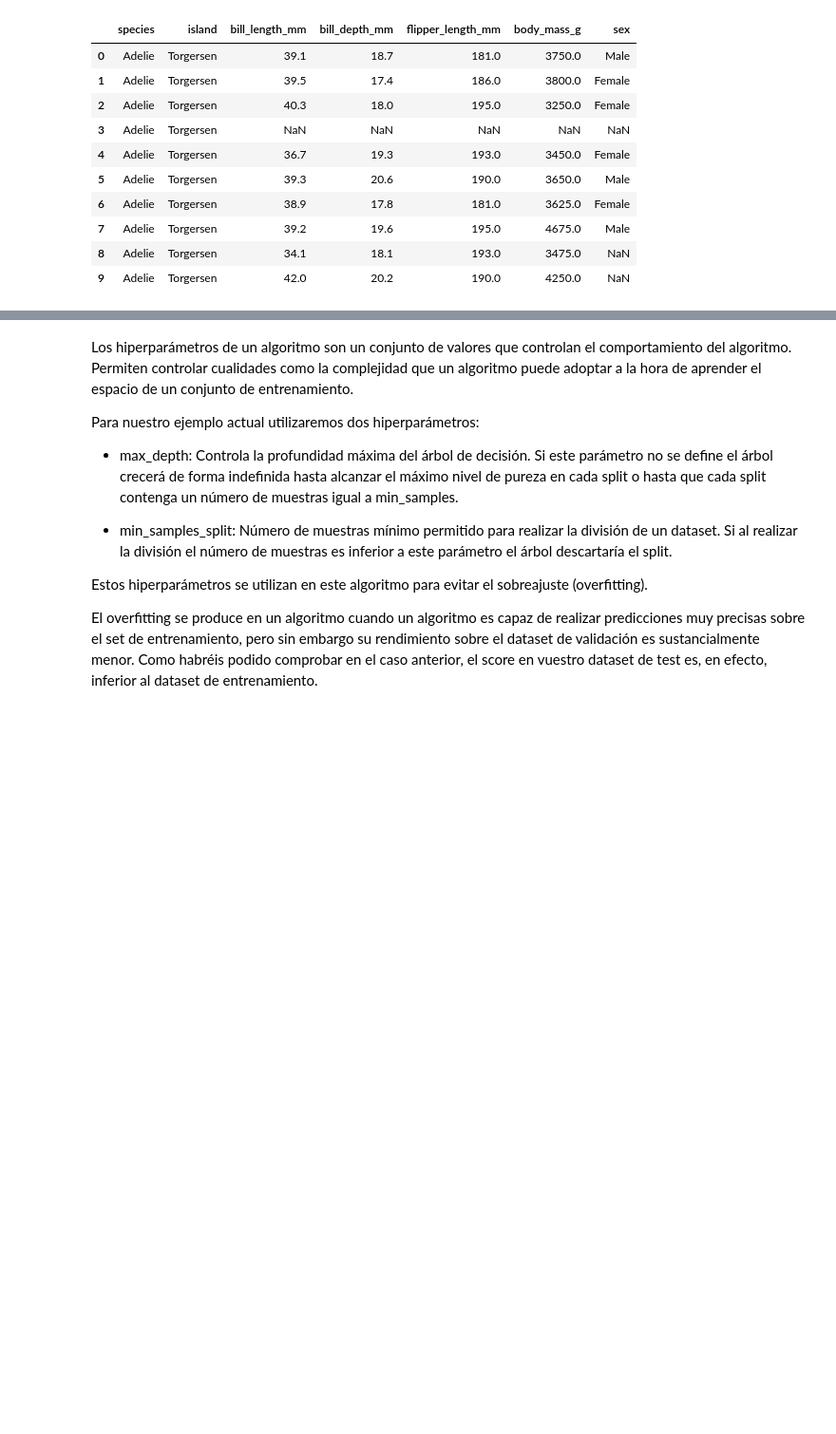
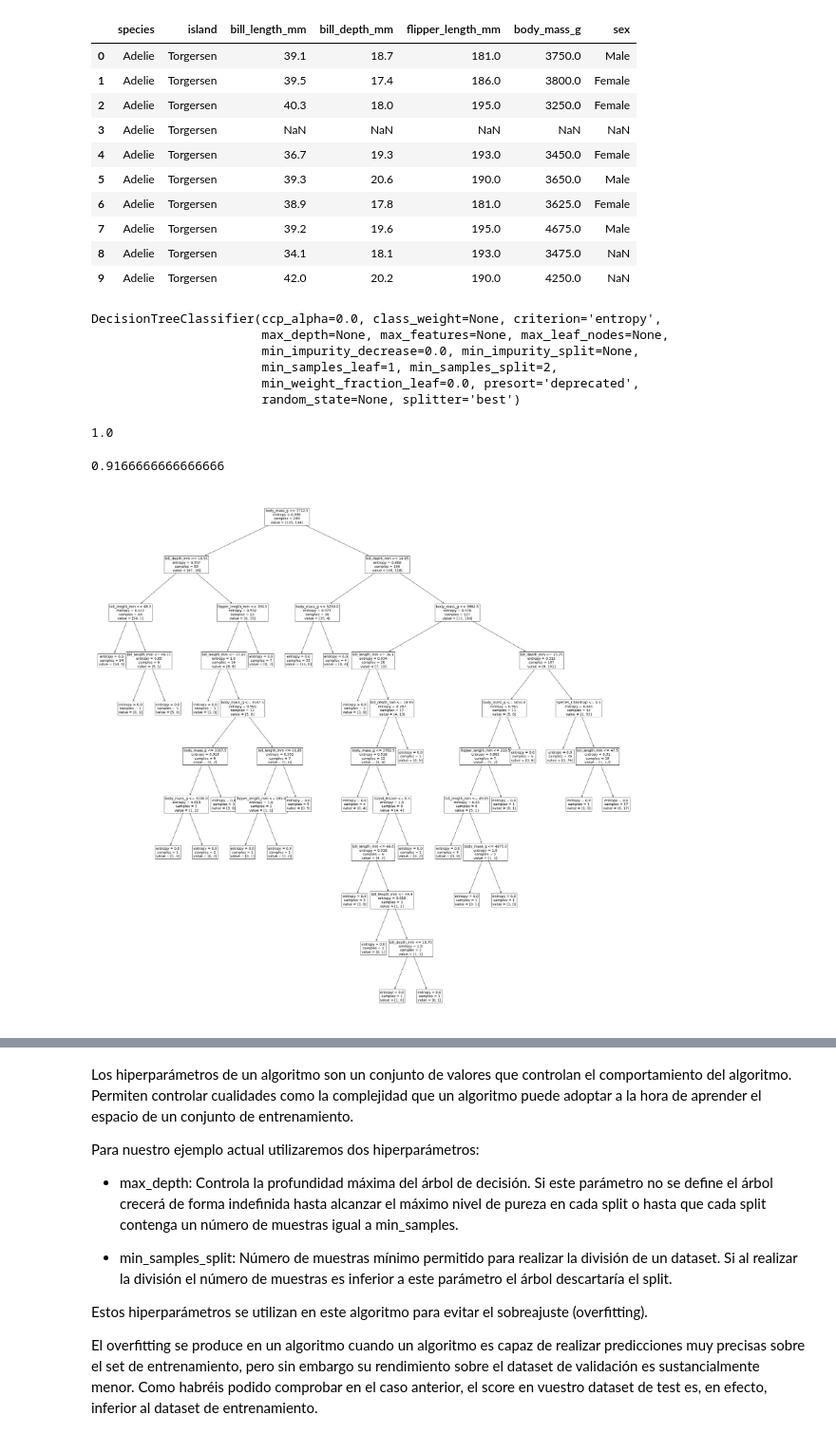
Before and after one commit to MarioAlmela/IDAL_MIA3, a Jupyter notebook: Decision_trees.ipynb, the cells around one changed output, grey strips where cells are left out. Shown at 95% size. Saved outputs shown, nothing was run; the diff lists cells and outputs as text; code cells hidden in the pictures; blank space fills up the shorter version.

```diff
--- a/Decision_trees.ipynb
+++ b/Decision_trees.ipynb
@@ -233,3 +231,37 @@ dataset.head(10)
+# %%
+dataset.dropna(inplace=True)
+
+X = dataset.iloc[:,:-1]
+Y = dataset.iloc[:,-1:]
+
+X2 = pd.get_dummies(X)
+
+X_train, X_test, Y_train, Y_test = train_test_split(X2, Y)
+# %%
+model = DecisionTreeClassifier(criterion="entropy")
+model.fit(X_train, Y_train)
+# %% [output]
+DecisionTreeClassifier(ccp_alpha=0.0, class_weight=None, criterion='entropy',
+                       max_depth=None, max_features=None, max_leaf_nodes=None,
+                       min_impurity_decrease=0.0, min_impurity_split=None,
+                       min_samples_leaf=1, min_samples_split=2,
+                       min_weight_fraction_leaf=0.0, presort='deprecated',
+                       random_state=None, splitter='best')
+# %%
+model.score(X_train, Y_train)
+# %% [output]
+1.0
+# %%
+model.score(X_test, Y_test)
+# %% [output]
+0.9166666666666666
+# %%
+# Dibujad usando esta celda
+fig, ax = plt.subplots(figsize=(40, 40))
+plot_tree(model, feature_names=X2.columns, fontsize=14)
+plt.show()
+# %% [output]
+[figure, added]
 # %% [markdown]
 ![ML_7.png](embedded-picture-1)
 # %% [markdown]
```
Also changed, not shown: parts of 6 cells of this notebook.
